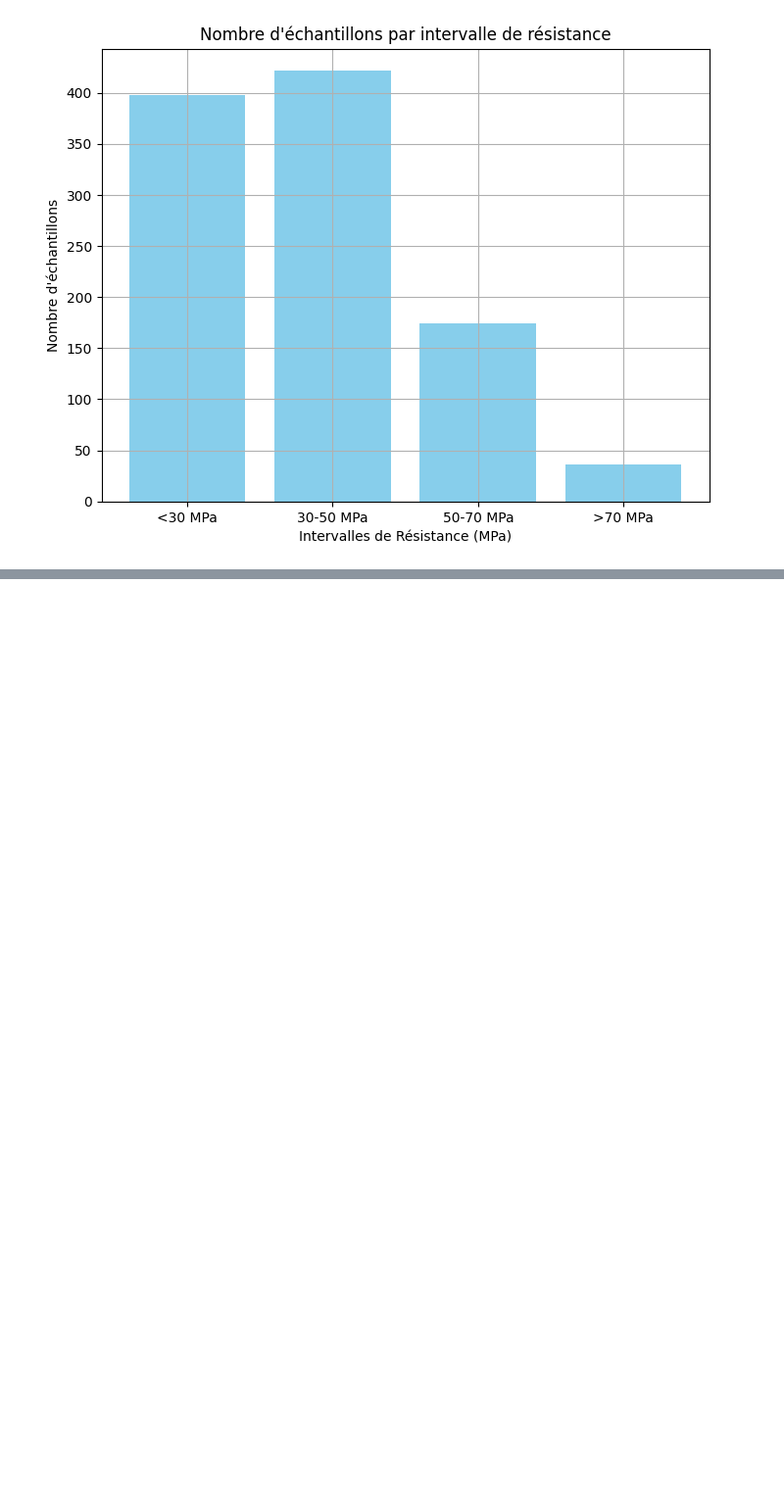
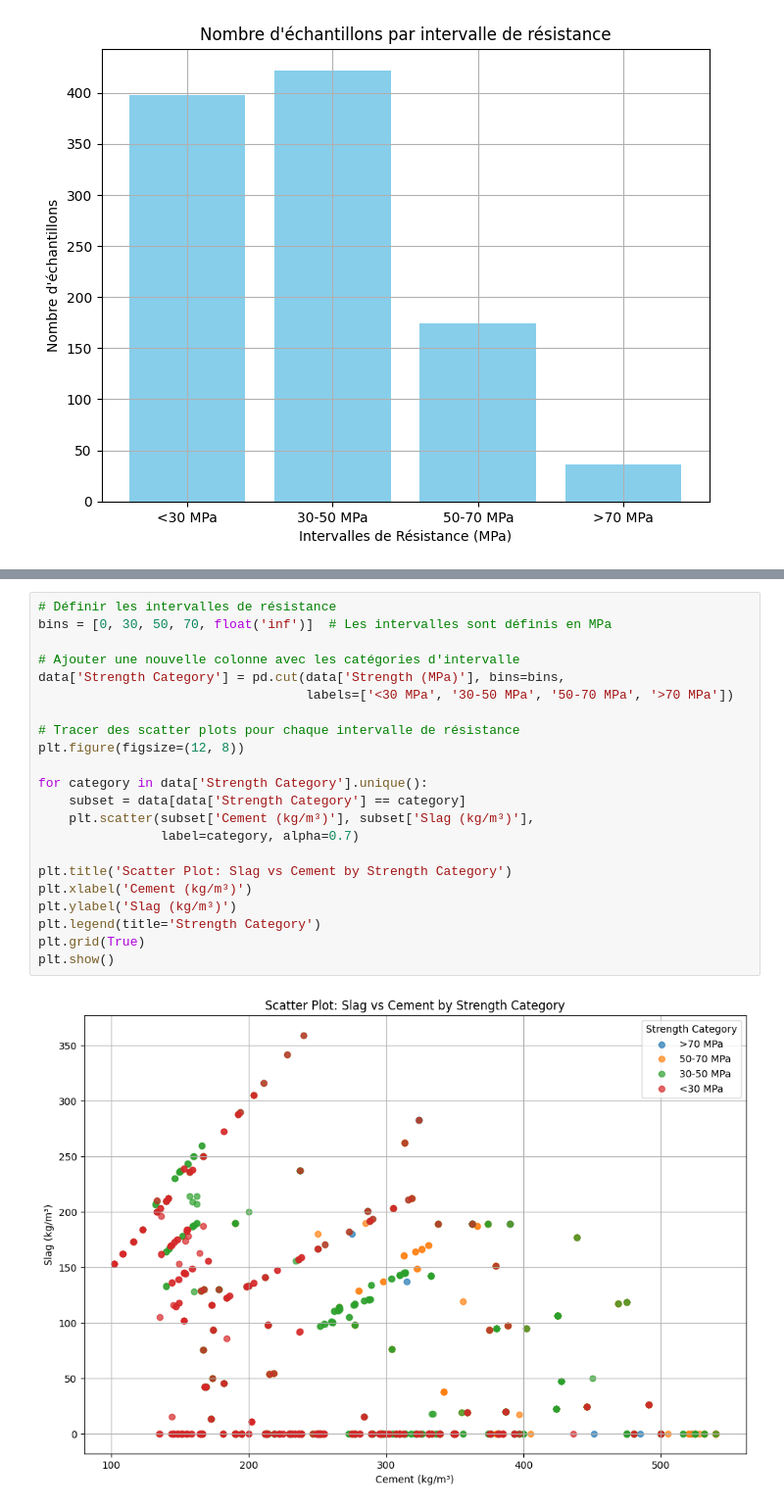
Before and after one commit to younesA99/svm, a Jupyter notebook: Article.ipynb, the cells around one changed output, grey strips where cells are left out. Shown at 98% size. Cells and saved outputs as stored; diff of their text form; blank space fills up the shorter version.

```diff
--- a/Article.ipynb
+++ b/Article.ipynb
@@ -453,0 +467,24 @@ plt.show()
+# %%
+# Définir les intervalles de résistance
+bins = [0, 30, 50, 70, float('inf')]  # Les intervalles sont définis en MPa
+
+# Ajouter une nouvelle colonne avec les catégories d'intervalle
+data['Strength Category'] = pd.cut(data['Strength (MPa)'], bins=bins,
+                                   labels=['<30 MPa', '30-50 MPa', '50-70 MPa', '>70 MPa'])
+
+# Tracer des scatter plots pour chaque intervalle de résistance
+plt.figure(figsize=(12, 8))
+
+for category in data['Strength Category'].unique():
+    subset = data[data['Strength Category'] == category]
+    plt.scatter(subset['Cement (kg/m³)'], subset['Slag (kg/m³)'],
+                label=category, alpha=0.7)
+
+plt.title('Scatter Plot: Slag vs Cement by Strength Category')
+plt.xlabel('Cement (kg/m³)')
+plt.ylabel('Slag (kg/m³)')
+plt.legend(title='Strength Category')
+plt.grid(True)
+plt.show()
+# %% [output]
+[figure, added]
```
Also changed, not shown: parts of 14 cells of this notebook.
